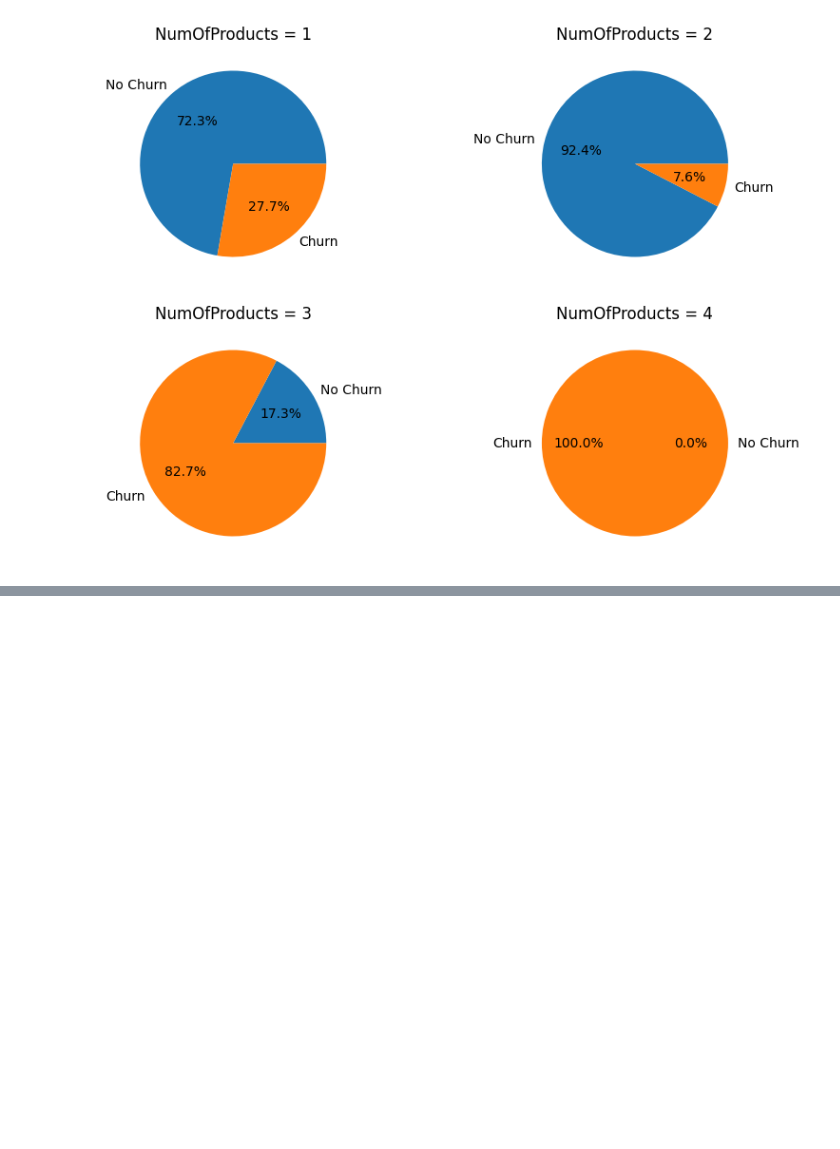
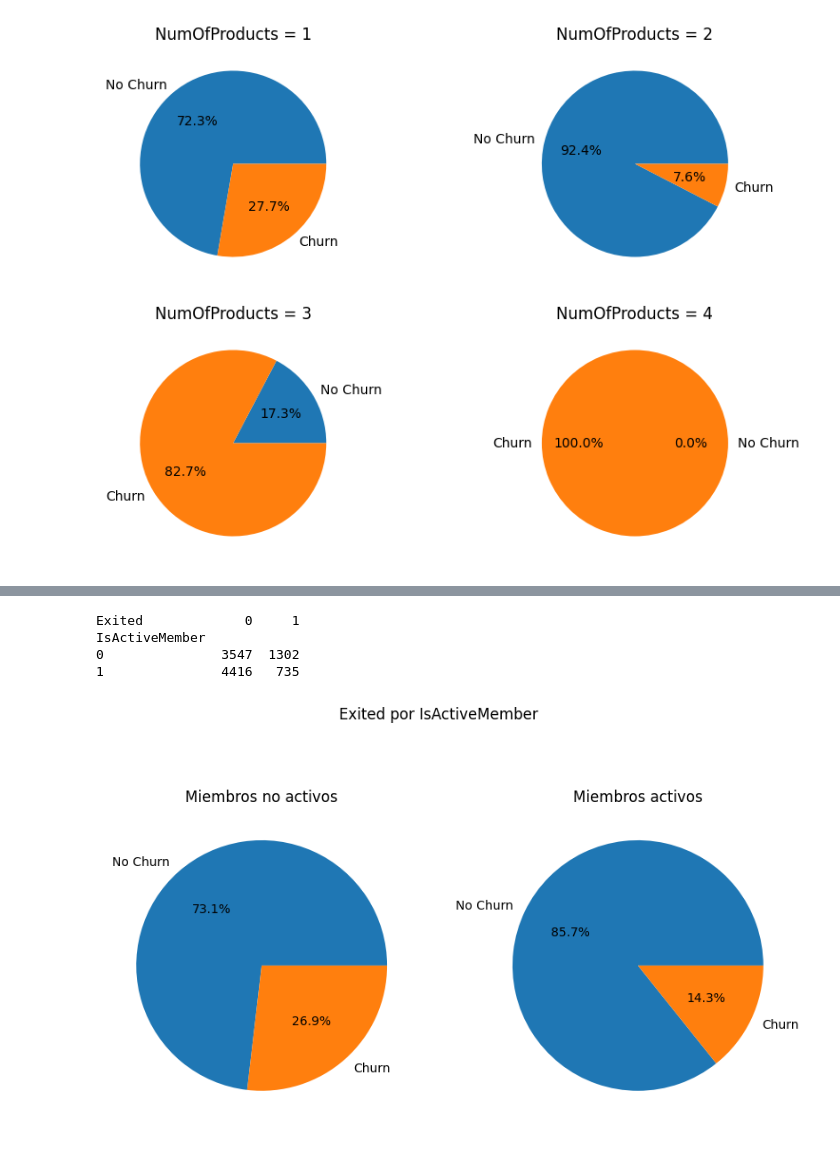
Before and after one commit to charligram/6_bank_churn, a Jupyter notebook: notebooks/EDA.ipynb, the cells around one changed output, grey strips where cells are left out. Cells and saved outputs as stored; diff of their text form; code cells hidden in the pictures; blank space fills up the shorter version.

```diff
--- a/notebooks/EDA.ipynb
+++ b/notebooks/EDA.ipynb
@@ -422,0 +502,40 @@ plt.savefig("../outputs/figures/churn_by_NumOfProducts.png", bbox_inches="tight"
+# %%
+exited_x_IsActiveMember = df.groupby("IsActiveMember")["Exited"].value_counts()
+# %%
+exited_x_IsActiveMember = exited_x_IsActiveMember.unstack()
+# %%
+print(exited_x_IsActiveMember)
+# %% [output]
+Exited             0     1
+IsActiveMember
+0               3547  1302
+1               4416   735
+# %%
+fig, axs = plt.subplots(ncols=2, figsize=(10, 6))
+
+fig.suptitle("Exited por IsActiveMember")
+
+axs1 = axs[0]
+axs2 = axs[1]
+
+#------------------------------
+axs1.pie(
+    exited_x_IsActiveMember.loc[0],
+    labels=["No Churn", "Churn"],
+    autopct="%1.1f%%"
+)
+
+
+axs1.set_title("Miembros no activos")
+#------------------------------
+axs2.pie(
+    exited_x_IsActiveMember.loc[1],
+    labels=["No Churn", "Churn"],
+    autopct="%1.1f%%"
+)
+axs2.set_title("Miembros activos")
+#------------------------------
+
+plt.savefig("../outputs/figures/active_members_exited.png", bbox_inches="tight")
+# %% [output]
+[figure, added]
```
Also changed, not shown: parts of 16 cells of this notebook, 4 other files.
